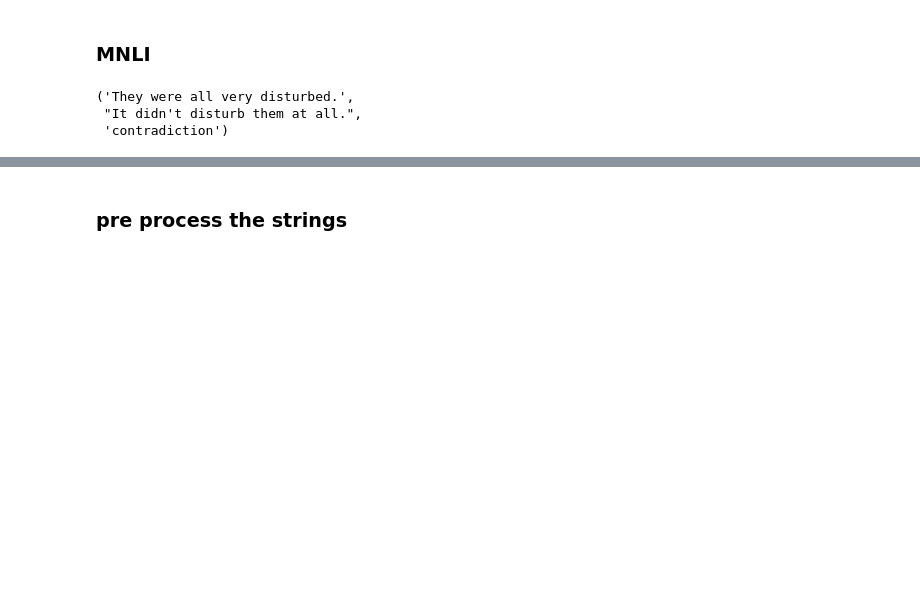
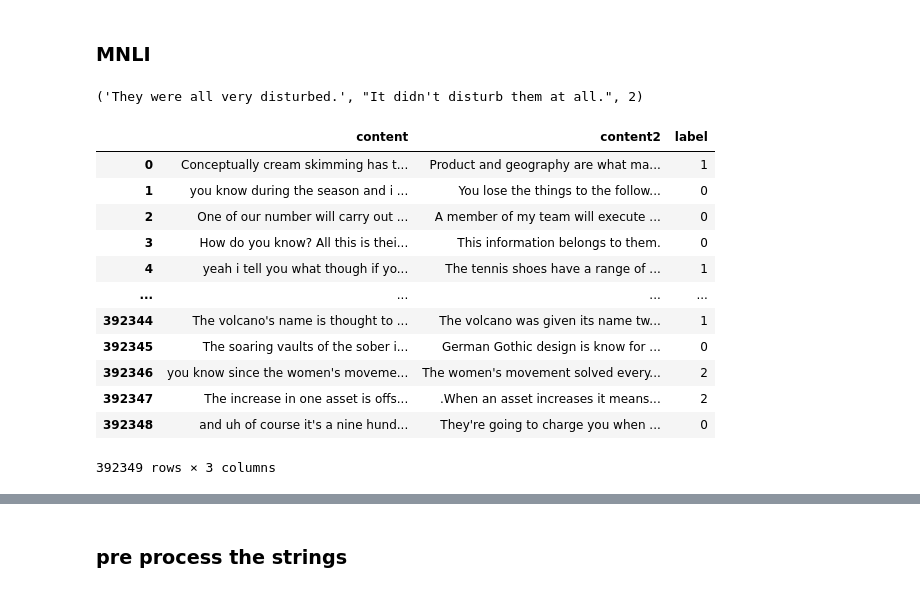
Before and after one commit to gallilmaimon/LUNATC, a Jupyter notebook: data/preprocess data.ipynb, the cells around one changed output, grey strips where cells are left out. Cells and saved outputs as stored; diff of their text form; code cells hidden in the pictures; blank space fills up the shorter version.

```diff
--- a/data/preprocess data.ipynb
+++ b/data/preprocess data.ipynb
@@ -271,10 +257,8 @@ with open(data_path, 'r') as f:
 # %%
-df = df[df.gold_label != '-']  # remove undecisive labels
-df.label = df.label.replace({"entailment": 0, "neutral": 1, "contradiction": 2})  # map labels to numbers
+total_df = total_df[total_df.label != '-']  # remove undecisive labels
+total_df.label = total_df.label.replace({"entailment": 0, "neutral": 1, "contradiction": 2})  # map labels to numbers
 # %%
 i = 18839
-df.iloc[i].content, df.iloc[i].content2, df.iloc[i].label
+total_df.iloc[i].content, total_df.iloc[i].content2, total_df.iloc[i].label
 # %% [output]
-('They were all very disturbed.',
- "It didn't disturb them at all.",
- 'contradiction')
+('They were all very disturbed.', "It didn't disturb them at all.", 2)
@@ -282,0 +265,16 @@ df.to_csv(out_path, index=Falselse)
+# %%
+total_df.iloc[:-test_size]
+# %% [output]
+|  | content | content2 | label |
+| 0 | Conceptually cream skimming has t... | Product and geography are what ma... | 1 |
+| 1 | you know during the season and i ... | You lose the things to the follow... | 0 |
+| 2 | One of our number will carry out ... | A member of my team will execute ... | 0 |
+| 3 | How do you know? All this is thei... | This information belongs to them. | 0 |
+| 4 | yeah i tell you what though if yo... | The tennis shoes have a range of ... | 1 |
+| ... | ... | ... | ... |
+| 392344 | The volcano's name is thought to ... | The volcano was given its name tw... | 1 |
+| 392345 | The soaring vaults of the sober i... | German Gothic design is know for ... | 0 |
+| 392346 | you know since the women's moveme... | The women's movement solved every... | 2 |
+| 392347 | The increase in one asset is offs... | .When an asset increases it means... | 2 |
+| 392348 | and uh of course it's a nine hund... | They're going to charge you when ... | 0 |
+392349 rows × 3 columns
```
Also changed, not shown: parts of 39 cells of this notebook, 8 other files.
